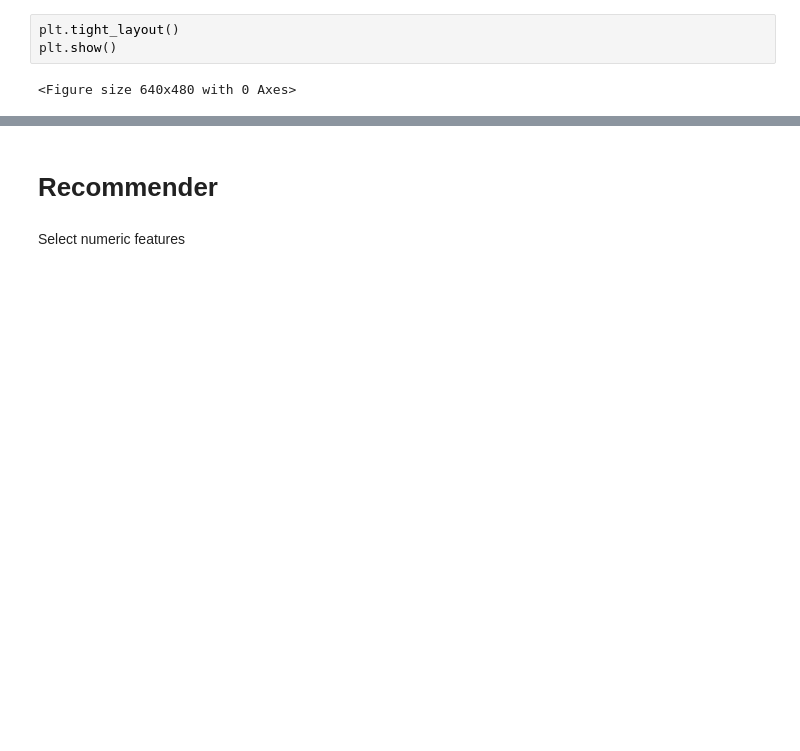
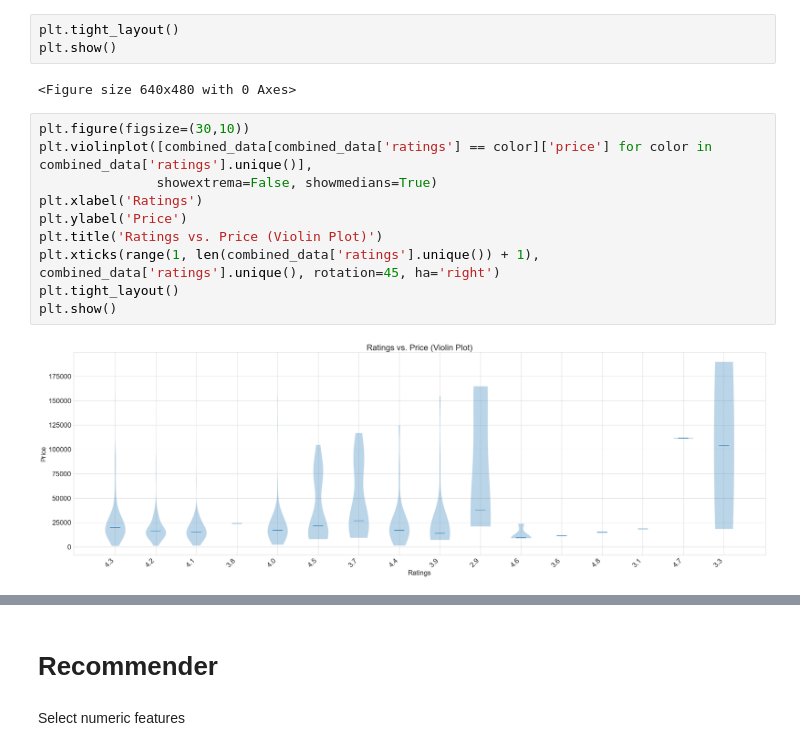
Before and after one commit to JanKosgei/Smartphone-Recommender-System, a Jupyter notebook: Recommender.ipynb, the cells around one changed output, grey strips where cells are left out. Drawn from its saved outputs; the diff is of its cells as text; blank space fills up the shorter version.

```diff
--- a/Recommender.ipynb
+++ b/Recommender.ipynb
@@ -190,3 +194,15 @@ plt.tight_layout()
 plt.show()
 # %% [output]
 <Figure size 640x480 with 0 Axes>
+# %%
+plt.figure(figsize=(30,10))
+plt.violinplot([combined_data[combined_data['ratings'] == color]['price'] for color in combined_data['ratings'].unique()],
+               showextrema=False, showmedians=True)
+plt.xlabel('Ratings')
+plt.ylabel('Price')
+plt.title('Ratings vs. Price (Violin Plot)')
+plt.xticks(range(1, len(combined_data['ratings'].unique()) + 1), combined_data['ratings'].unique(), rotation=45, ha='right')
+plt.tight_layout()
+plt.show()
+# %% [output]
+[figure, added]
```
Also changed, not shown: parts of 4 cells of this notebook.
